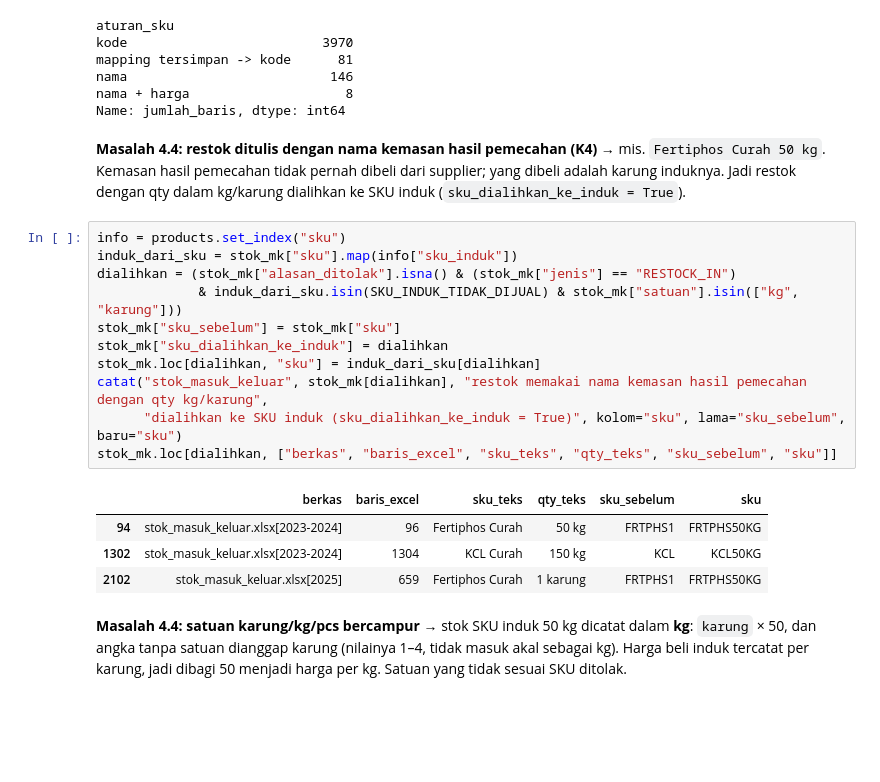
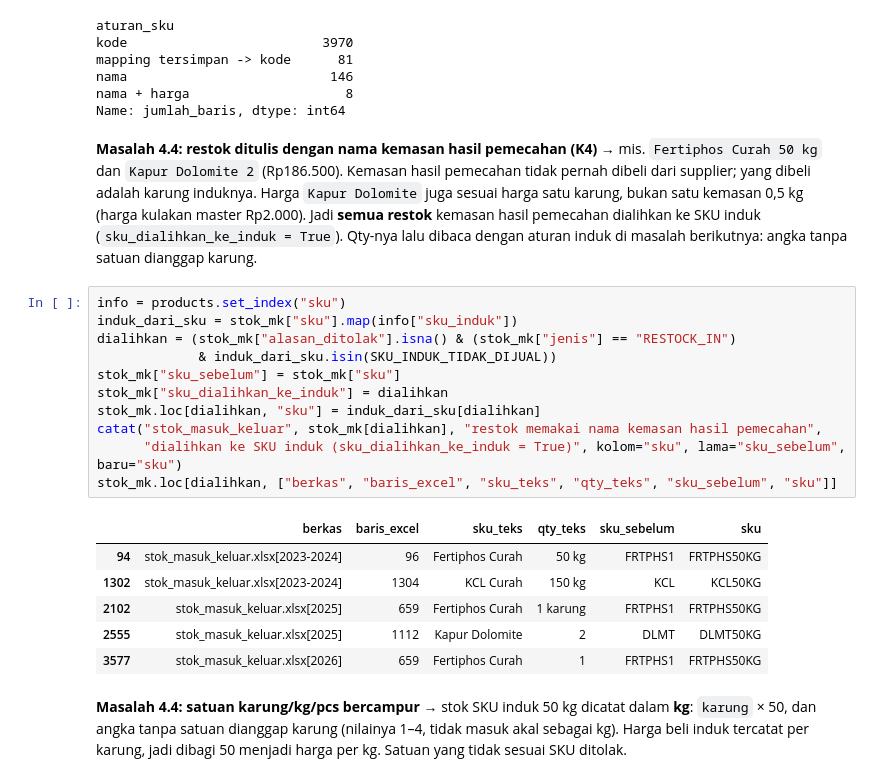
Before and after one commit to aaliyahfati/suburonline-data-science, a Jupyter notebook: notebooks/01_data_wrangling.ipynb, the cells around one changed output. Saved outputs shown, nothing was run; the diff lists cells and outputs as text; blank space fills up the shorter version.

```diff
--- a/notebooks/01_data_wrangling.ipynb
+++ b/notebooks/01_data_wrangling.ipynb
@@ -3295,23 +3314,25 @@ nama                          146
 nama + harga                    8
 Name: jumlah_baris, dtype: int64
 # %% [markdown]
-**Masalah 4.4: restok ditulis dengan nama kemasan hasil pemecahan (K4)** → mis. `Fertiphos Curah 50 kg`. Kemasan hasil pemecahan tidak pernah dibeli dari supplier; yang dibeli adalah karung induknya. Jadi restok dengan qty dalam kg/karung dialihkan ke SKU induk (`sku_dialihkan_ke_induk = True`).
+**Masalah 4.4: restok ditulis dengan nama kemasan hasil pemecahan (K4)** → mis. `Fertiphos Curah 50 kg` dan `Kapur Dolomite 2` (Rp186.500). Kemasan hasil pemecahan tidak pernah dibeli dari supplier; yang dibeli adalah karung induknya. Harga `Kapur Dolomite` juga sesuai harga satu karung, bukan satu kemasan 0,5 kg (harga kulakan master Rp2.000). Jadi **semua restok** kemasan hasil pemecahan dialihkan ke SKU induk (`sku_dialihkan_ke_induk = True`). Qty-nya lalu dibaca dengan aturan induk di masalah berikutnya: angka tanpa satuan dianggap karung.
 # %%
 info = products.set_index("sku")
 induk_dari_sku = stok_mk["sku"].map(info["sku_induk"])
 dialihkan = (stok_mk["alasan_ditolak"].isna() & (stok_mk["jenis"] == "RESTOCK_IN")
-             & induk_dari_sku.isin(SKU_INDUK_TIDAK_DIJUAL) & stok_mk["satuan"].isin(["kg", "karung"]))
+             & induk_dari_sku.isin(SKU_INDUK_TIDAK_DIJUAL))
 stok_mk["sku_sebelum"] = stok_mk["sku"]
 stok_mk["sku_dialihkan_ke_induk"] = dialihkan
 stok_mk.loc[dialihkan, "sku"] = induk_dari_sku[dialihkan]
-catat("stok_masuk_keluar", stok_mk[dialihkan], "restok memakai nama kemasan hasil pemecahan dengan qty kg/karung",
+catat("stok_masuk_keluar", stok_mk[dialihkan], "restok memakai nama kemasan hasil pemecahan",
       "dialihkan ke SKU induk (sku_dialihkan_ke_induk = True)", kolom="sku", lama="sku_sebelum", baru="sku")
 stok_mk.loc[dialihkan, ["berkas", "baris_excel", "sku_teks", "qty_teks", "sku_sebelum", "sku"]]
 # %% [output]
 |  | berkas | baris_excel | sku_teks | qty_teks | sku_sebelum | sku |
 | 94 | stok_masuk_keluar.xlsx[2023-2024] | 96 | Fertiphos Curah | 50 kg | FRTPHS1 | FRTPHS50KG |
 | 1302 | stok_masuk_keluar.xlsx[2023-2024] | 1304 | KCL Curah | 150 kg | KCL | KCL50KG |
 | 2102 | stok_masuk_keluar.xlsx[2025] | 659 | Fertiphos Curah | 1 karung | FRTPHS1 | FRTPHS50KG |
+| 2555 | stok_masuk_keluar.xlsx[2025] | 1112 | Kapur Dolomite | 2 | DLMT | DLMT50KG |
+| 3577 | stok_masuk_keluar.xlsx[2026] | 659 | Fertiphos Curah | 1 | FRTPHS1 | FRTPHS50KG |
 # %% [markdown]
 **Masalah 4.4: satuan karung/kg/pcs bercampur** → stok SKU induk 50 kg dicatat dalam **kg**: `karung` × 50, dan angka tanpa satuan dianggap karung (nilainya 1–4, tidak masuk akal sebagai kg). Harga beli induk tercatat per karung, jadi dibagi 50 menjadi harga per kg. Satuan yang tidak sesuai SKU ditolak.
 # %%
```
Also changed, not shown: parts of 15 cells of this notebook, 4 other files.
